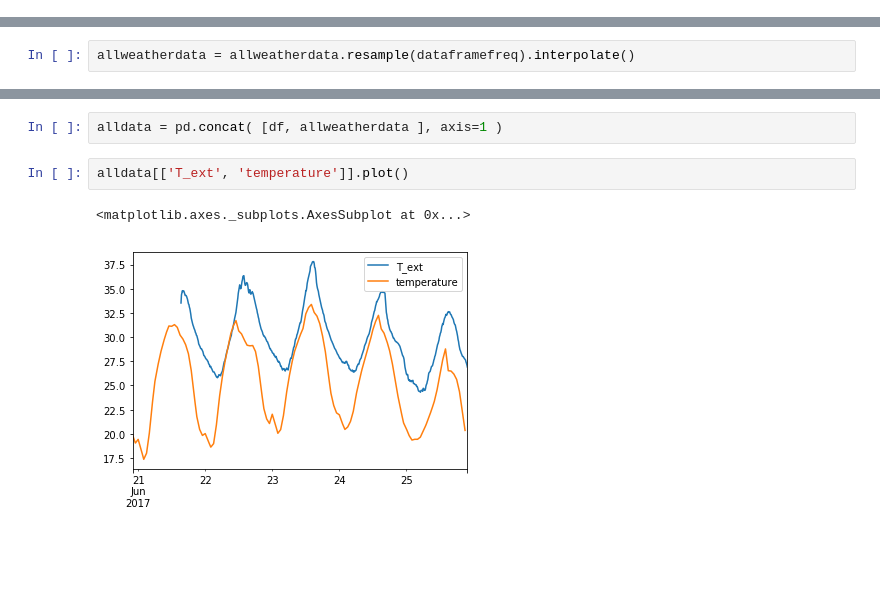
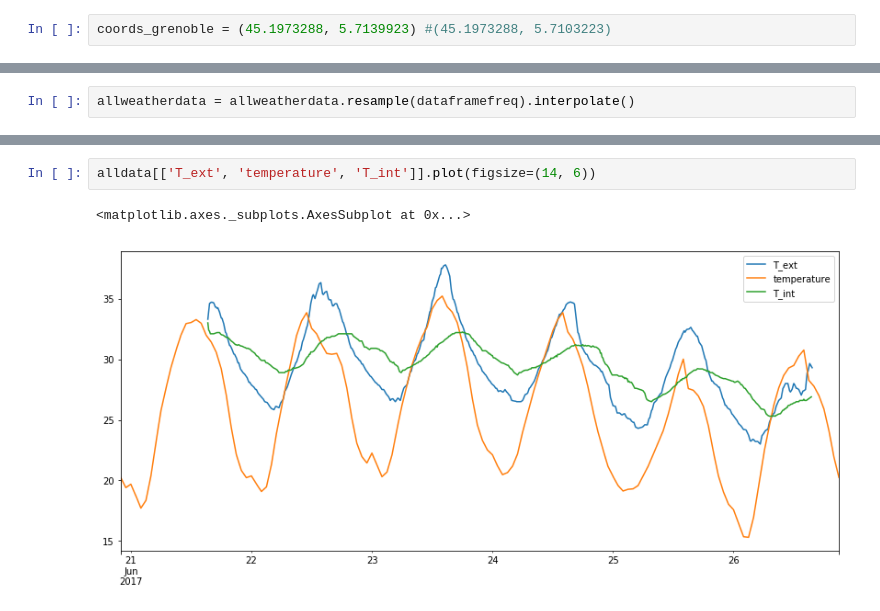
Before and after one commit to xdze2/thermique_appart, a Jupyter notebook: get_all_data.ipynb, the cells around one changed output, grey strips where cells are left out. Cells and saved outputs as stored; diff of their text form; blank space fills up the shorter version.

```diff
--- a/get_all_data.ipynb
+++ b/get_all_data.ipynb
@@ -31,3 +32,5 @@ coords_grenoble = ( 45.166672, 5.71667 )
+# %%
+coords_grenoble = (45.1973288, 5.7139923) #(45.1973288, 5.7103223)
 # %%
 df.index[-1]
 # %% [output]
@@ -51,7 +56,5 @@ df.plot()
-# %%
-alldata = pd.concat( [df, allweatherdata ], axis=1 )
 # %%
-alldata[['T_ext', 'temperature']].plot()
+alldata[['T_ext', 'temperature', 'T_int']].plot(figsize=(14, 6))
 # %% [output]
 <matplotlib.axes._subplots.AxesSubplot at 0x...>
-[figure, old version]
+[figure, new version]
```
Also changed, not shown: parts of 12 cells of this notebook.
